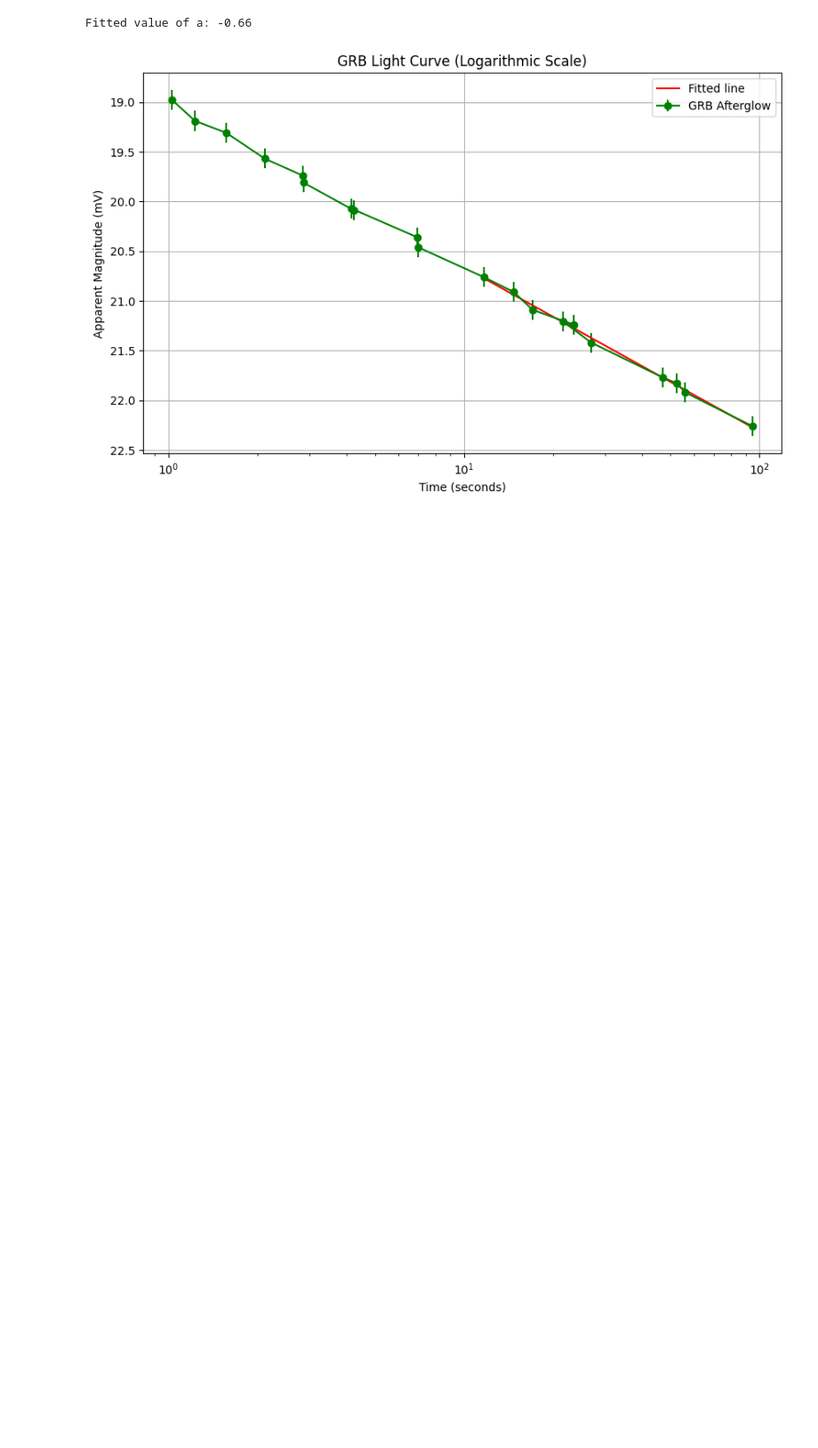
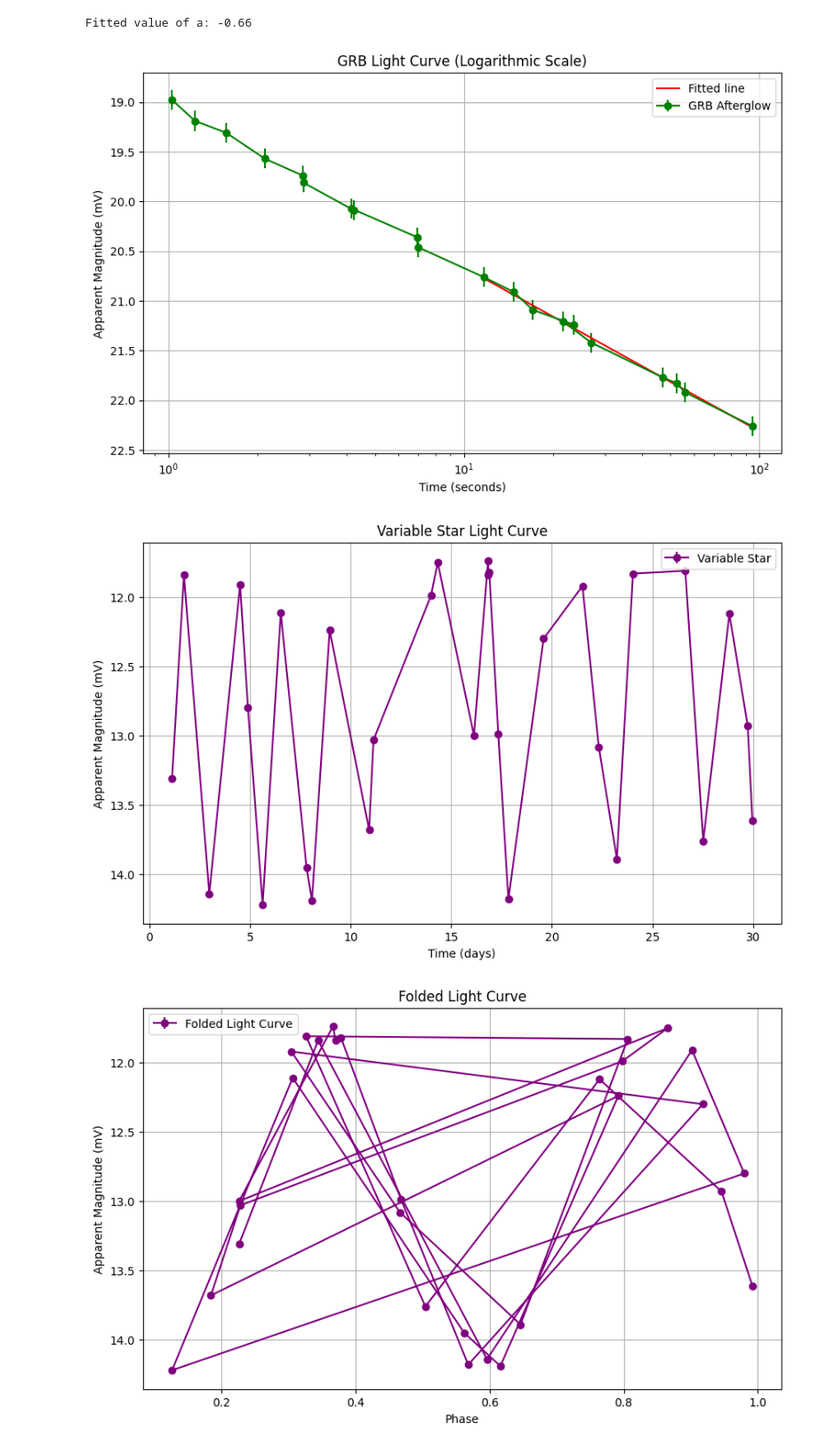
Before and after one commit to Fr4nc3/astrophysics-exercises, a Jupyter notebook: time-domain/time-domain.ipynb, the cells around one changed output. Shown at 89% size. Drawn from its saved outputs; the diff is of its cells as text; code cells hidden in the pictures; blank space fills up the shorter version.

```diff
--- a/time-domain/time-domain.ipynb
+++ b/time-domain/time-domain.ipynb
@@ -5268,3 +5268,48 @@ plt.show()
 [figure]
 Fitted value of a: -0.66
 [figure]
+# %%
+import matplotlib.pyplot as plt
+import numpy as np
+
+# Variable star data
+time = np.array([1.13, 1.72, 2.98, 4.51, 4.90, 5.63, 6.53, 7.81, 8.08, 8.96, 10.92, 11.14, 13.99, 14.33, 16.13, 16.83, 16.85, 16.89, 17.34, 17.84, 19.59, 21.52, 22.33, 23.23, 24.03, 26.63, 27.52, 28.82, 29.73, 29.96])
+m_V = np.array([13.31, 11.84, 14.14, 11.91, 12.80, 14.22, 12.11, 13.95, 14.19, 12.24, 13.68, 13.03, 11.99, 11.75, 13.00, 11.74, 11.84, 11.82, 12.99, 14.18, 12.30, 11.92, 13.08, 13.89, 11.83, 11.81, 13.76, 12.12, 12.93, 13.61])
+uncertainty = 0.01
+
+# Plotting the light curve
+plt.figure(figsize=(10, 6))
+plt.errorbar(time, m_V, yerr=uncertainty, fmt='o-', label='Variable Star', color='purple')
+plt.xlabel('Time (days)')
+plt.ylabel('Apparent Magnitude (mV)')
+plt.title('Variable Star Light Curve')
+plt.gca().invert_yaxis()  # Invert y-axis for magnitudes
+plt.legend()
+plt.grid(True)
+plt.show()
+
+# --- Folding the light curve (example with an assumed period) ---
+
+def fold_light_curve(time, mag, period):
+  """Folds the light curve using the given period."""
+  phase = (time % period) / period  # Calculate phase
+  return phase, mag
+
+# Assume a period (you'll need to estimate this from the initial plot)
+assumed_period = 5.0
+
+phase, folded_m_V = fold_light_curve(time, m_V, assumed_period)
+
+# Plot the folded light curve
+plt.figure(figsize=(10, 6))
+plt.errorbar(phase, folded_m_V, yerr=uncertainty, fmt='o-', label='Folded Light Curve', color='purple')
+plt.xlabel('Phase')
+plt.ylabel('Apparent Magnitude (mV)')
+plt.title('Folded Light Curve')
+plt.gca().invert_yaxis()
+plt.legend()
+plt.grid(True)
+plt.show()
+# %% [output]
+[figure, added]
+[figure, added]
```
Also changed, not shown: parts of 6 cells of this notebook.
